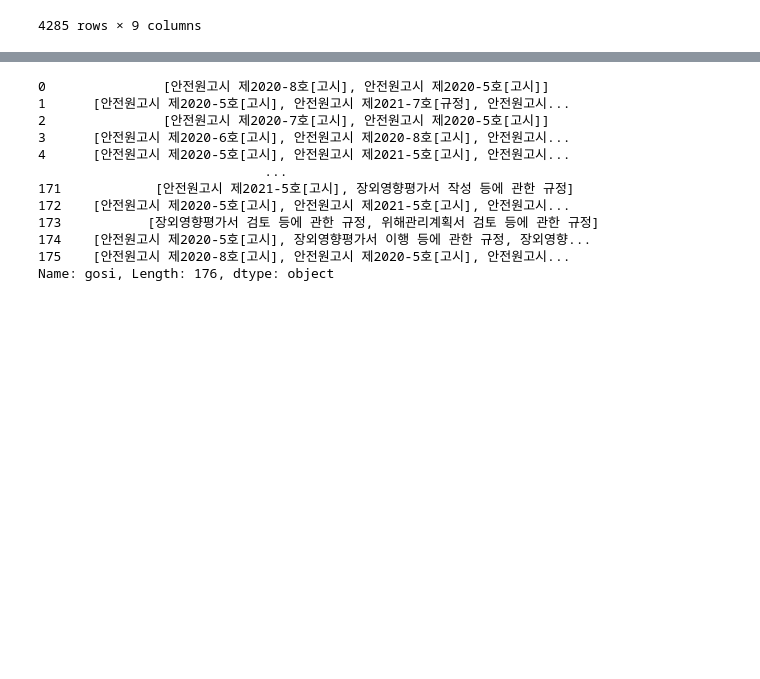
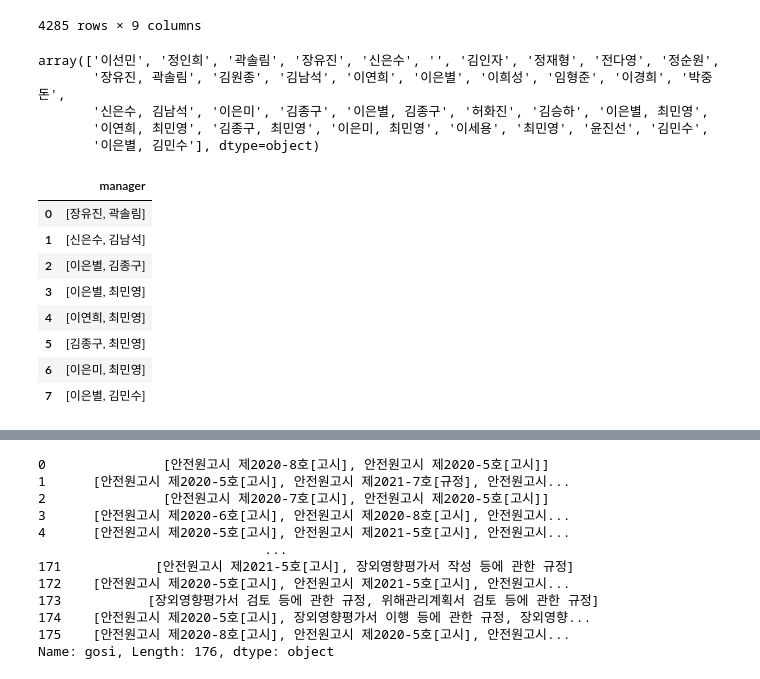
Before and after one commit to rlawns0327/Natural_Language_Analysis_KOR, a Jupyter notebook: VER7.ipynb, the cells around one changed output, grey strips where cells are left out. Cells and saved outputs as stored; diff of their text form; code cells hidden in the pictures; blank space fills up the shorter version.

```diff
--- a/VER7.ipynb
+++ b/VER7.ipynb
@@ -394,3 +397,35 @@ file
 | 4283 | 2021-11-25 | 1AA-2111-0806294 | 당사는 과산화수소 32%를 사용하는 타올및 실을 염색가공하는... | 민원인이 취하를 요청하여 취하처리하고 자체 종결 함 | 사고예방심사2과 |  | ... |
 | 4284 | 2021-12-29 | 1AA-2112-0919326 | 유해화학물질 운송관련 문의(설치검사)차량운송업- 내용 -1.... | 1. 안녕하십니까? 귀하께서 국민신문고를 통해 신청하신 민원... | 사고예방심사2과 | 안전원고시 제2019-11호[고시] | ... |
 4285 rows × 9 columns
+# %%
+manager_lists
+# %% [output]
+array(['이선민', '정인희', '곽솔림', '장유진', '신은수', '', '김인자', '정재형', '전다영', '정순원',
+       '장유진, 곽솔림', '김원종', '김남석', '이연희', '이은별', '이희성', '임형준', '이경희', '박중돈',
+       '신은수, 김남석', '이은미', '김종구', '이은별, 김종구', '허화진', '김승하', '이은별, 최민영',
+       '이연희, 최민영', '김종구, 최민영', '이은미, 최민영', '이세용', '최민영', '윤진선', '김민수',
+       '이은별, 김민수'], dtype=object)
+# %%
+from collections import Counter
+
+
+manager_df2 = pd.DataFrame(columns=['manager'])
+
+for n_manager in manager_lists : # 고시 목록을 돌아라
+
+
+    if ',' in n_manager :
+        m_manager = n_manager.split(', ')
+        manager_df2 = pd.concat([manager_df2,pd.DataFrame({'manager':[m_manager]})], ignore_index=True)
+
+manager_df2
+# %% [output]
+|  | manager |
+| 0 | [장유진, 곽솔림] |
+| 1 | [신은수, 김남석] |
+| 2 | [이은별, 김종구] |
+| 3 | [이은별, 최민영] |
+| 4 | [이연희, 최민영] |
+| 5 | [김종구, 최민영] |
+| 6 | [이은미, 최민영] |
+| 7 | [이은별, 김민수] |
```
Also changed, not shown: parts of 7 cells of this notebook, 44 other files.
